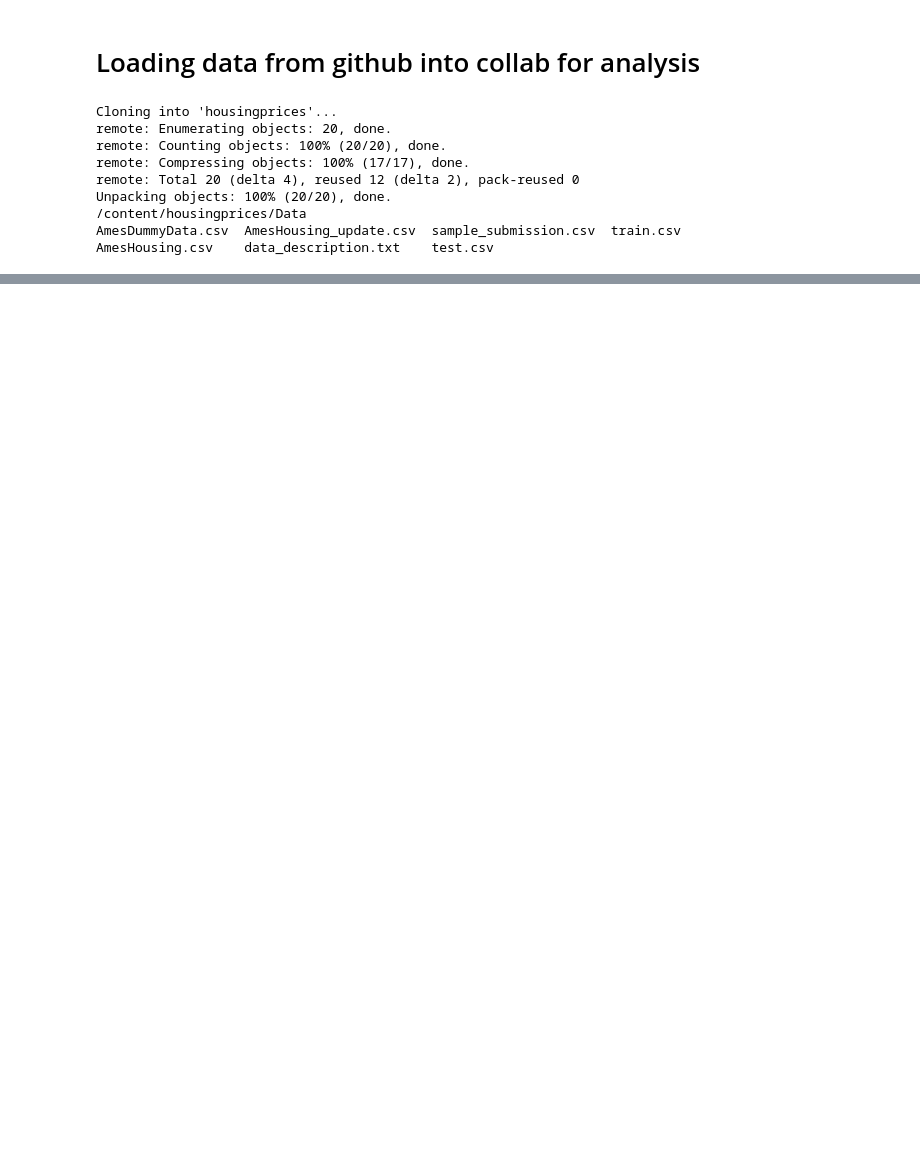
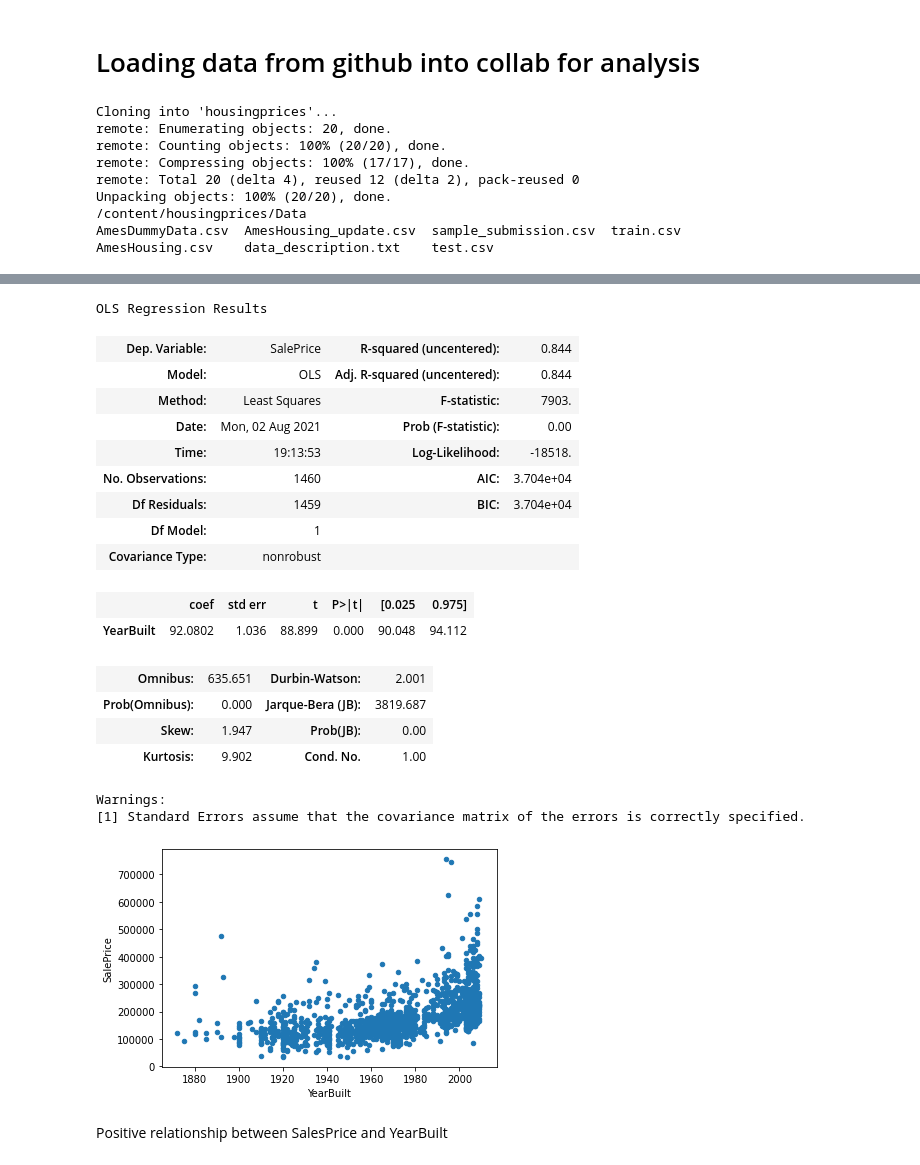
Before and after one commit to prateeksab/housingprices, a Jupyter notebook: Master_book.ipynb, the cells around one changed output, grey strips where cells are left out. Saved outputs shown, nothing was run; the diff lists cells and outputs as text; code cells hidden in the pictures; blank space fills up the shorter version.

```diff
--- a/Master_book.ipynb
+++ b/Master_book.ipynb
@@ -18,0 +28,2 @@ AmesHousing.csv    data_description.txt    test.csv
+# %%
+df = pd.read_csv('train.csv')
@@ -18,0 +46,29 @@ AmesHousing.csv    data_description.txt    test.csv
+# %%
+# Explore relation between SalePrice and YearBuilt
+df.plot.scatter(x='YearBuilt',y='SalePrice')
+X=df['YearBuilt']
+y=df['SalePrice']
+mod_price_vs_yearbuilt=sm.OLS(endog=y,exog=X).fit()
+mod_price_vs_yearbuilt.summary()
+# %% [output]
+OLS Regression Results
+| Dep. Variable: | SalePrice | R-squared (uncentered): | 0.844 |
+| Model: | OLS | Adj. R-squared (uncentered): | 0.844 |
+| Method: | Least Squares | F-statistic: | 7903. |
+| Date: | Mon, 02 Aug 2021 | Prob (F-statistic): | 0.00 |
+| Time: | 19:13:53 | Log-Likelihood: | -18518. |
+| No. Observations: | 1460 | AIC: | 3.704e+04 |
+| Df Residuals: | 1459 | BIC: | 3.704e+04 |
+| Df Model: | 1 |  |  |
+| Covariance Type: | nonrobust |  |  |
+|  | coef | std err | t | P>|t| | [0.025 | 0.975] |
+| YearBuilt | 92.0802 | 1.036 | 88.899 | 0.000 | 90.048 | 94.112 |
+| Omnibus: | 635.651 | Durbin-Watson: | 2.001 |
+| Prob(Omnibus): | 0.000 | Jarque-Bera (JB): | 3819.687 |
+| Skew: | 1.947 | Prob(JB): | 0.00 |
+| Kurtosis: | 9.902 | Cond. No. | 1.00 |
+Warnings:
+[1] Standard Errors assume that the covariance matrix of the errors is correctly specified.
+[figure, added]
+# %% [markdown]
+Positive relationship between SalesPrice and YearBuilt
```
Also changed, not shown: parts of 13 cells of this notebook.
